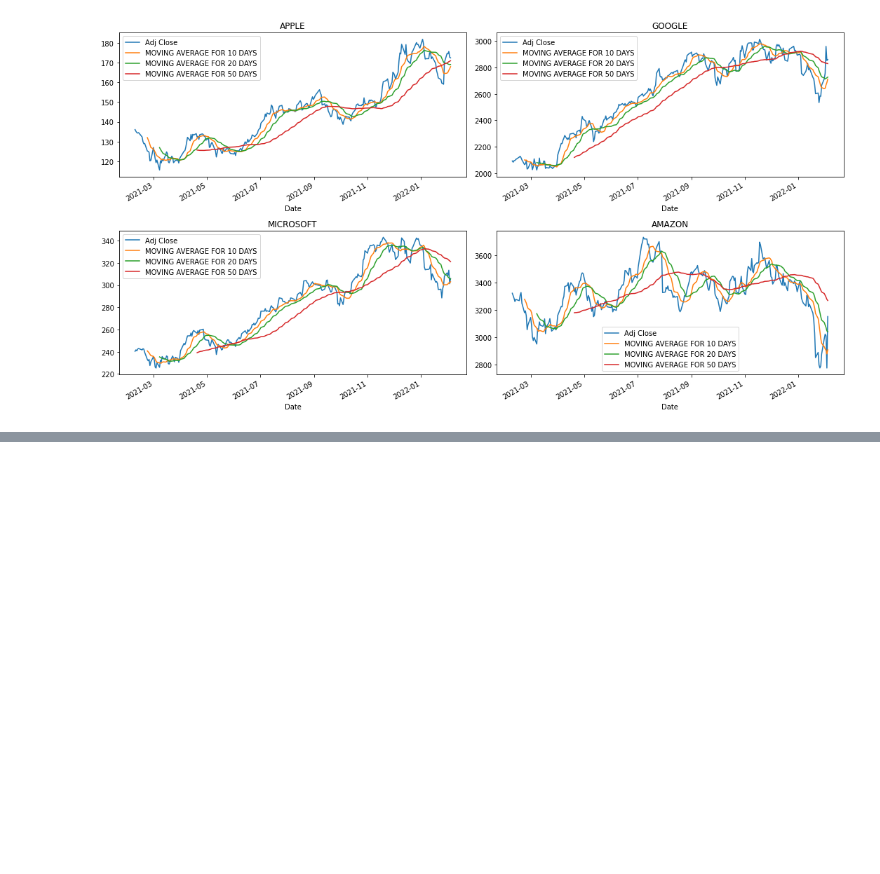
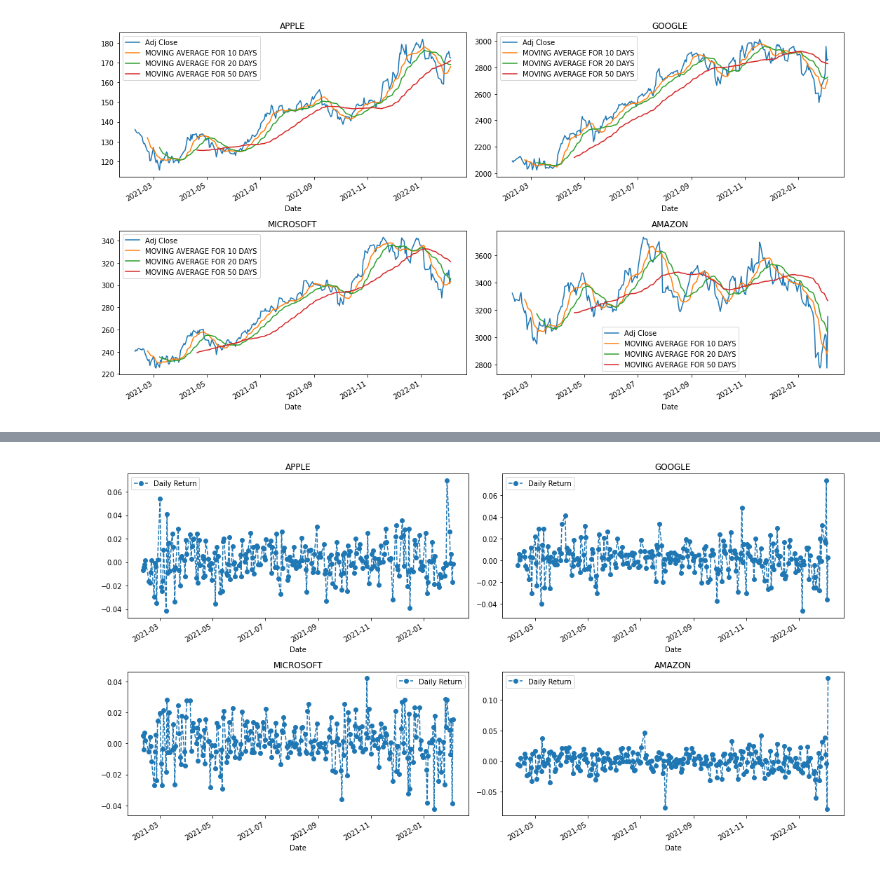
Before and after one commit to LOWERCAS3/PracticeProjects, a Jupyter notebook: Stock market analysis and prediction from Yahoo/StockMarketAnalysisAndPrediction.ipynb, the cells around one changed output, grey strips where cells are left out. Cells and saved outputs as stored; diff of their text form; code cells hidden in the pictures; blank space fills up the shorter version.

Commit message:
Added daily return on stock on average.

```diff
--- a/Stock market analysis and prediction from Yahoo/StockMarketAnalysisAndPrediction.ipynb
+++ b/Stock market analysis and prediction from Yahoo/StockMarketAnalysisAndPrediction.ipynb
@@ -201,0 +195,3 @@ Index(['Open', 'High', 'Low', 'Close', 'Adj Close', 'Volume', 'company_name',
+# %%
+GOOG.drop(['Daily Return'], axis='columns', inplace=True)
+GOOG.tail()
@@ -222,0 +251,20 @@ fig.tight_layout()
+# %%
+fig, axes = plt.subplots(nrows=2, ncols=2)
+fig.set_figheight(8)
+fig.set_figwidth(15)
+
+AAPL['Daily Return'].plot(ax=axes[0,0], legend=True, linestyle='--', marker='o')
+axes[0,0].set_title('APPLE')
+
+GOOG['Daily Return'].plot(ax=axes[0,1], legend=True, linestyle='--', marker='o')
+axes[0,1].set_title('GOOGLE')
+
+MSFT['Daily Return'].plot(ax=axes[1,0], legend=True, linestyle='--', marker='o')
+axes[1,0].set_title('MICROSOFT')
+
+AMZN['Daily Return'].plot(ax=axes[1,1], legend=True, linestyle='--', marker='o')
+axes[1,1].set_title('AMAZON')
+
+fig.tight_layout()
+# %% [output]
+[figure, added]
```
Also changed, not shown: parts of 8 cells of this notebook.
